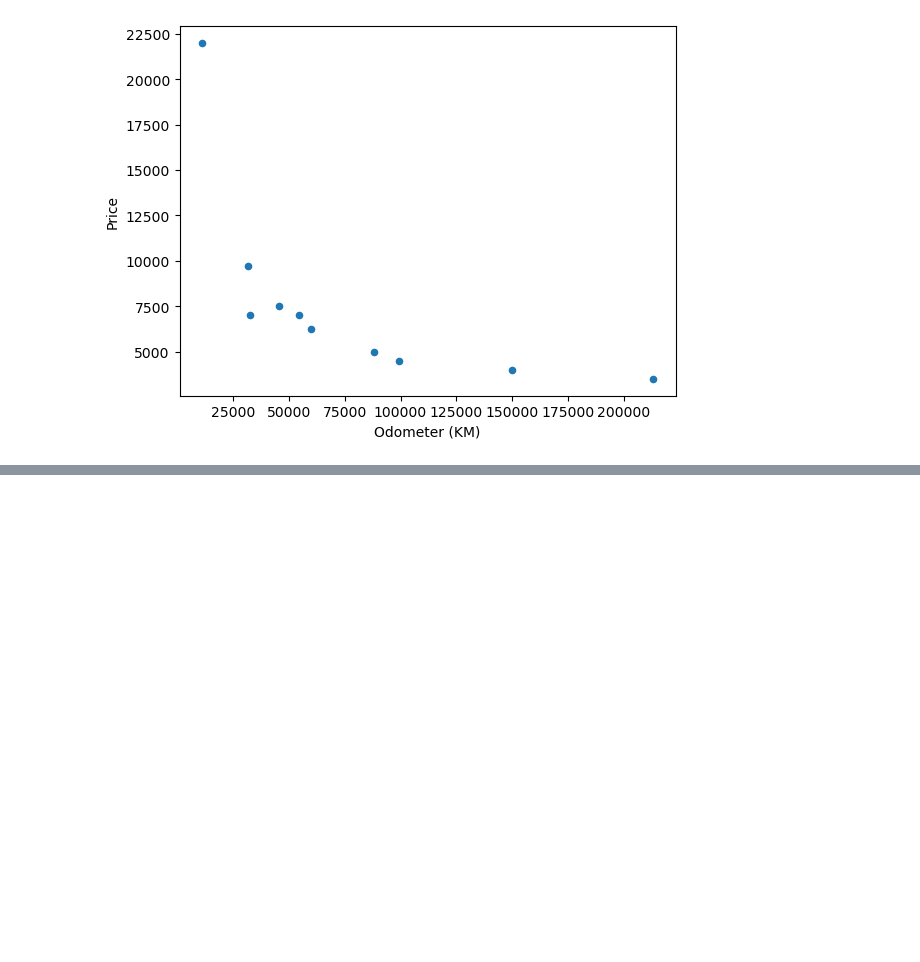
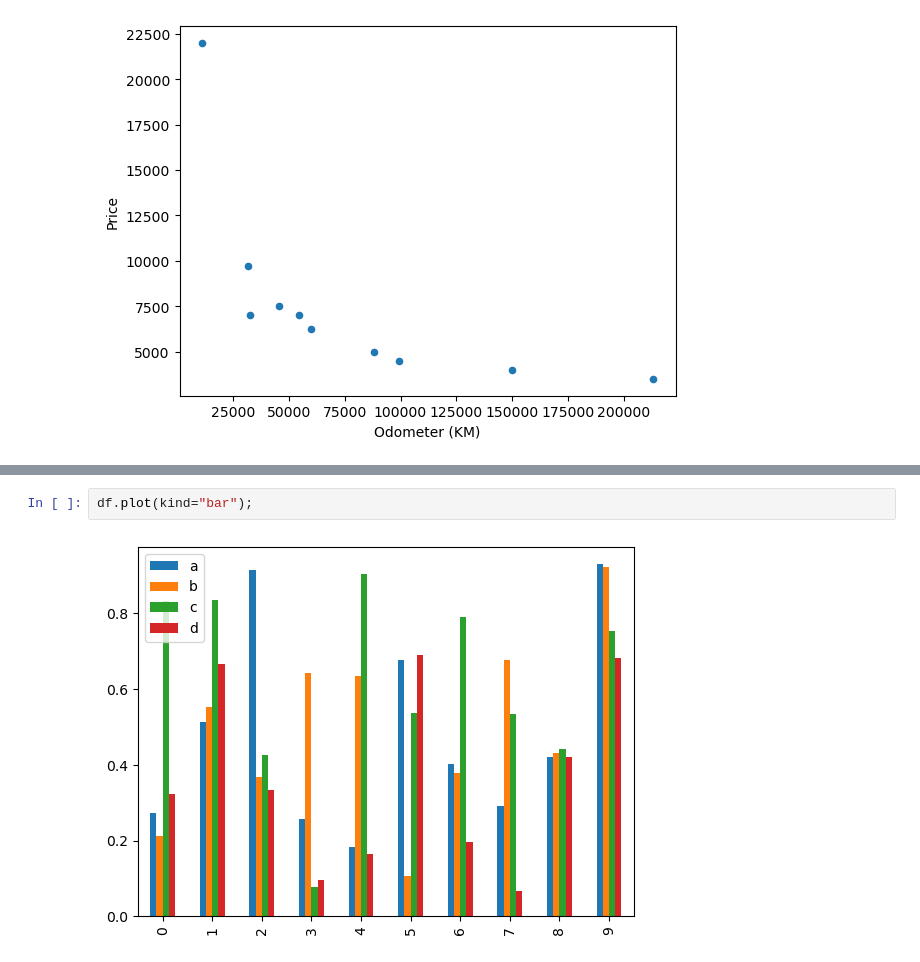
Before and after one commit to kunzaka001/learnML, a Jupyter notebook: intro to matplotlib/Introduction to Matplotlib.ipynb, the cells around one changed output, grey strips where cells are left out. Saved outputs shown, nothing was run; the diff lists cells and outputs as text; blank space fills up the shorter version.

```diff
--- a/intro to matplotlib/Introduction to Matplotlib.ipynb
+++ b/intro to matplotlib/Introduction to Matplotlib.ipynb
@@ -286,0 +306,4 @@ car_sales.plot(x="Odometer (KM)", y="Price", kind="scatter");
+# %%
+df.plot(kind="bar");
+# %% [output]
+[figure, added]
```
Also changed, not shown: parts of 11 cells of this notebook.
